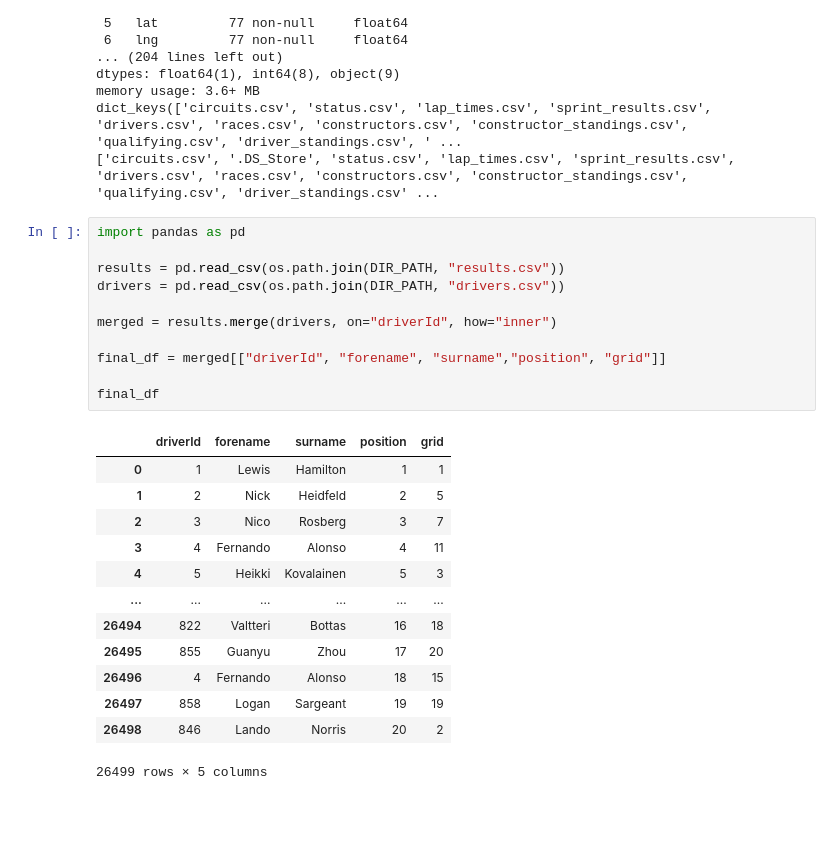
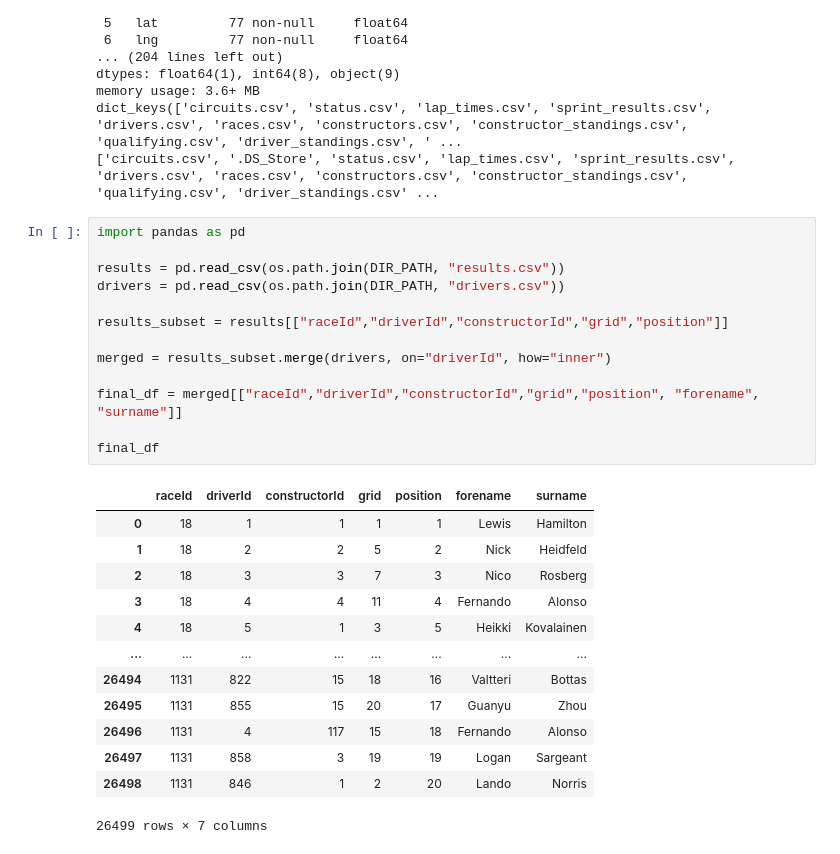
Before and after one commit to ipranek/F1-Random-Forest, a Jupyter notebook: data_arrange.ipynb, the cells around one changed output. Cells and saved outputs as stored; diff of their text form; blank space fills up the shorter version.

```diff
--- a/data_arrange.ipynb
+++ b/data_arrange.ipynb
@@ -42,28 +42,30 @@ dict_keys(['circuits.csv', 'status.csv', 'lap_times.csv', 'sprint_results.csv',
 # %%
 import pandas as pd
 
 results = pd.read_csv(os.path.join(DIR_PATH, "results.csv"))
 drivers = pd.read_csv(os.path.join(DIR_PATH, "drivers.csv"))
 
-merged = results.merge(drivers, on="driverId", how="inner")
+results_subset = results[["raceId","driverId","constructorId","grid","position"]]
 
-final_df = merged[["driverId", "forename", "surname","position", "grid"]]
+merged = results_subset.merge(drivers, on="driverId", how="inner")
+
+final_df = merged[["raceId","driverId","constructorId","grid","position", "forename", "surname"]]
 
 final_df
 # %% [output]
-|  | driverId | forename | surname | position | grid |
-| 0 | 1 | Lewis | Hamilton | 1 | 1 |
-| 1 | 2 | Nick | Heidfeld | 2 | 5 |
-| 2 | 3 | Nico | Rosberg | 3 | 7 |
-| 3 | 4 | Fernando | Alonso | 4 | 11 |
-| 4 | 5 | Heikki | Kovalainen | 5 | 3 |
-| ... | ... | ... | ... | ... | ... |
-| 26494 | 822 | Valtteri | Bottas | 16 | 18 |
-| 26495 | 855 | Guanyu | Zhou | 17 | 20 |
-| 26496 | 4 | Fernando | Alonso | 18 | 15 |
-| 26497 | 858 | Logan | Sargeant | 19 | 19 |
-| 26498 | 846 | Lando | Norris | 20 | 2 |
+|  | raceId | driverId | constructorId | grid | position | forename | surname |
+| 0 | 18 | 1 | 1 | 1 | 1 | Lewis | Hamilton |
+| 1 | 18 | 2 | 2 | 5 | 2 | Nick | Heidfeld |
+| 2 | 18 | 3 | 3 | 7 | 3 | Nico | Rosberg |
+| 3 | 18 | 4 | 4 | 11 | 4 | Fernando | Alonso |
+| 4 | 18 | 5 | 1 | 3 | 5 | Heikki | Kovalainen |
+| ... | ... | ... | ... | ... | ... | ... | ... |
+| 26494 | 1131 | 822 | 15 | 18 | 16 | Valtteri | Bottas |
+| 26495 | 1131 | 855 | 15 | 20 | 17 | Guanyu | Zhou |
+| 26496 | 1131 | 4 | 117 | 15 | 18 | Fernando | Alonso |
+| 26497 | 1131 | 858 | 3 | 19 | 19 | Logan | Sargeant |
+| 26498 | 1131 | 846 | 1 | 2 | 20 | Lando | Norris |
-26499 rows × 5 columns
+26499 rows × 7 columns
 # %%
 races = pd.read_csv(os.path.join(DIR_PATH, "races.csv"))
 
```
Also changed, not shown: parts of 4 cells of this notebook.
